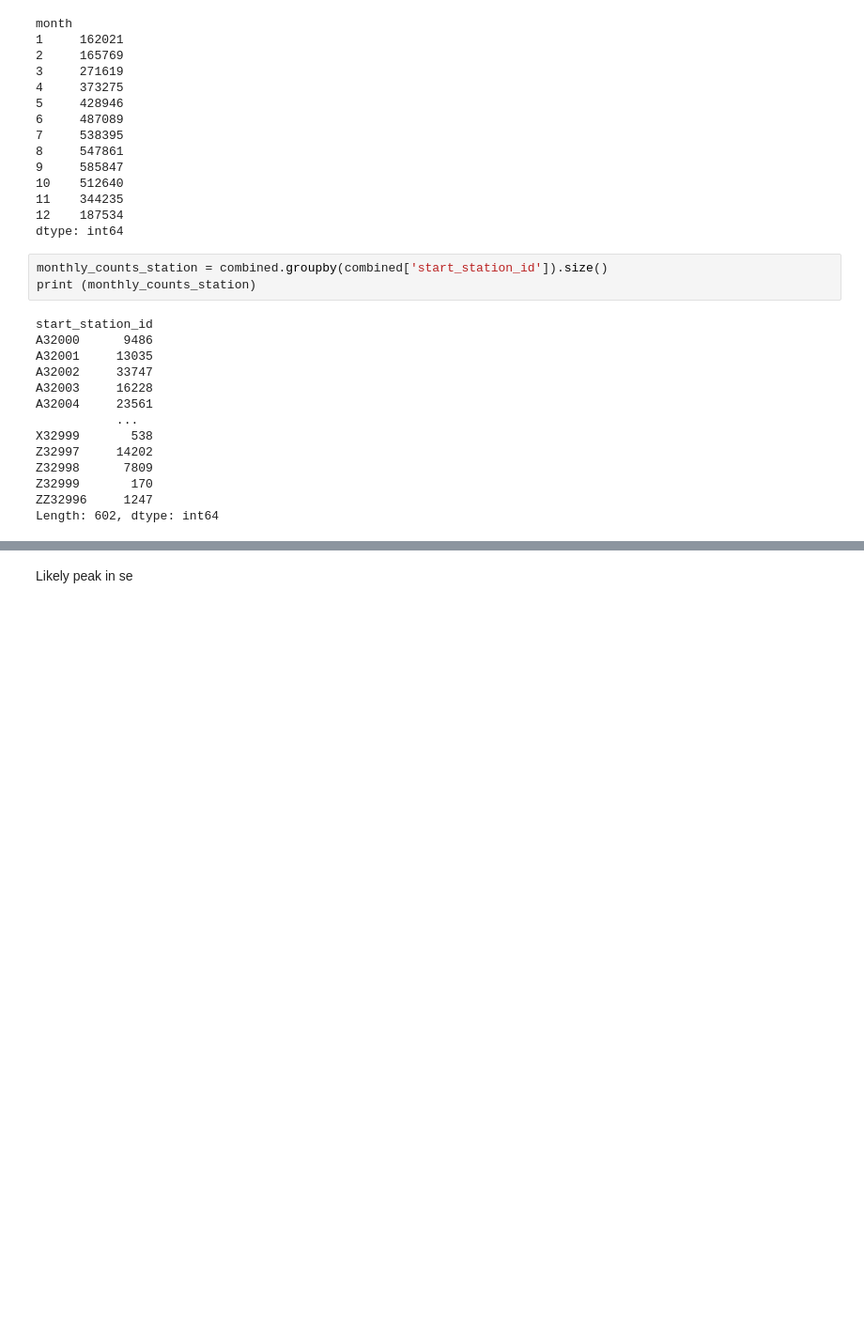
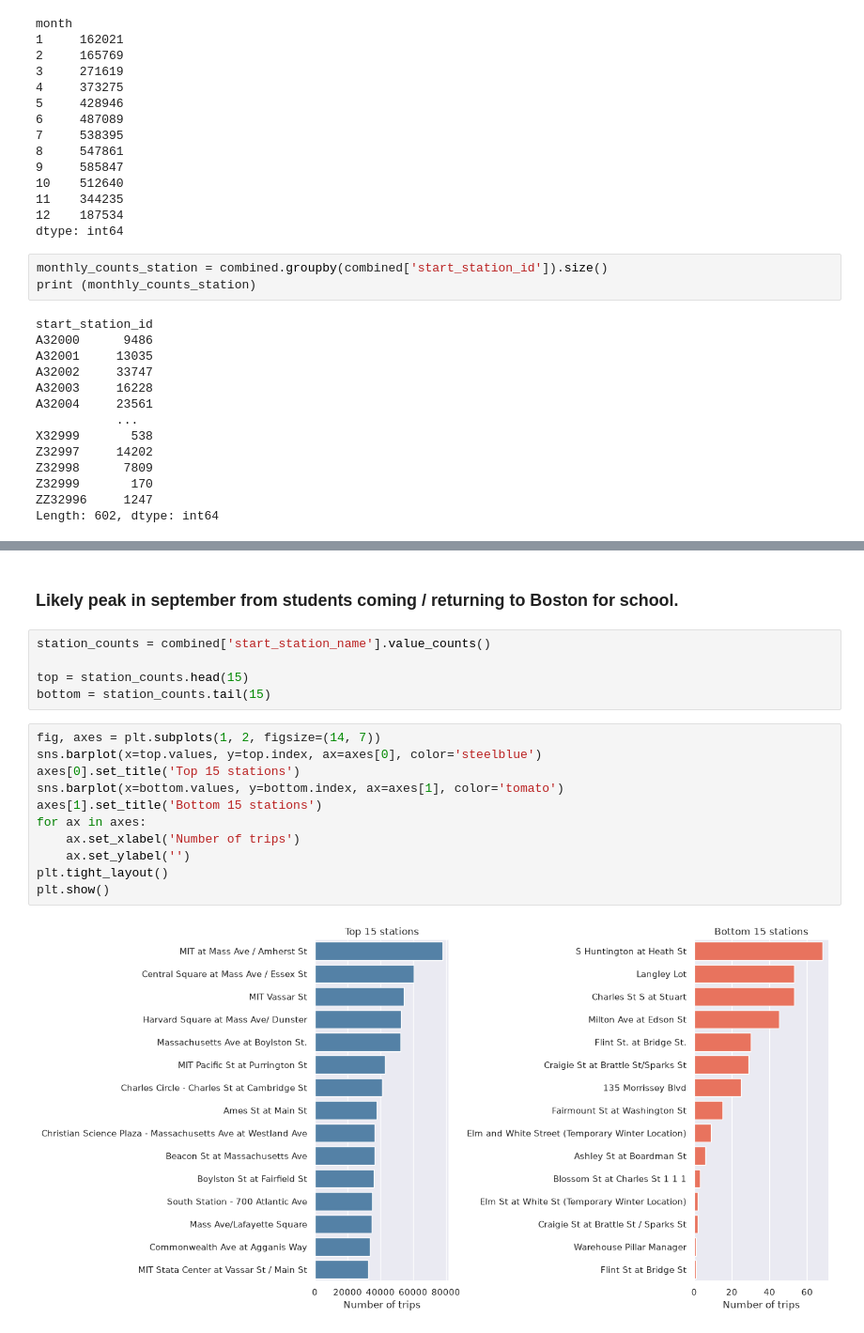
Before and after one commit to huck1ns/BlueBike_DS_Project, a Jupyter notebook: BlueBike_Notebook.ipynb, the cells around one changed output, grey strips where cells are left out. Shown at 94% size. Cells and saved outputs as stored; diff of their text form; blank space fills up the shorter version.

Commit message:
top and bottom stations, trip count visualization

```diff
--- a/BlueBike_Notebook.ipynb
+++ b/BlueBike_Notebook.ipynb
@@ -242,4 +242,22 @@ plt.show()
 # %% [output]
 [figure]
 # %% [markdown]
-Likely peak in se
+### Likely peak in september from students coming / returning to Boston for school.
+# %%
+station_counts = combined['start_station_name'].value_counts()
+
+top = station_counts.head(15)
+bottom = station_counts.tail(15)
+# %%
+fig, axes = plt.subplots(1, 2, figsize=(14, 7))
+sns.barplot(x=top.values, y=top.index, ax=axes[0], color='steelblue')
+axes[0].set_title('Top 15 stations')
+sns.barplot(x=bottom.values, y=bottom.index, ax=axes[1], color='tomato')
+axes[1].set_title('Bottom 15 stations')
+for ax in axes:
+    ax.set_xlabel('Number of trips')
+    ax.set_ylabel('')
+plt.tight_layout()
+plt.show()
+# %% [output]
+[figure, added]
```
Also changed, not shown: parts of 1 cell of this notebook.
